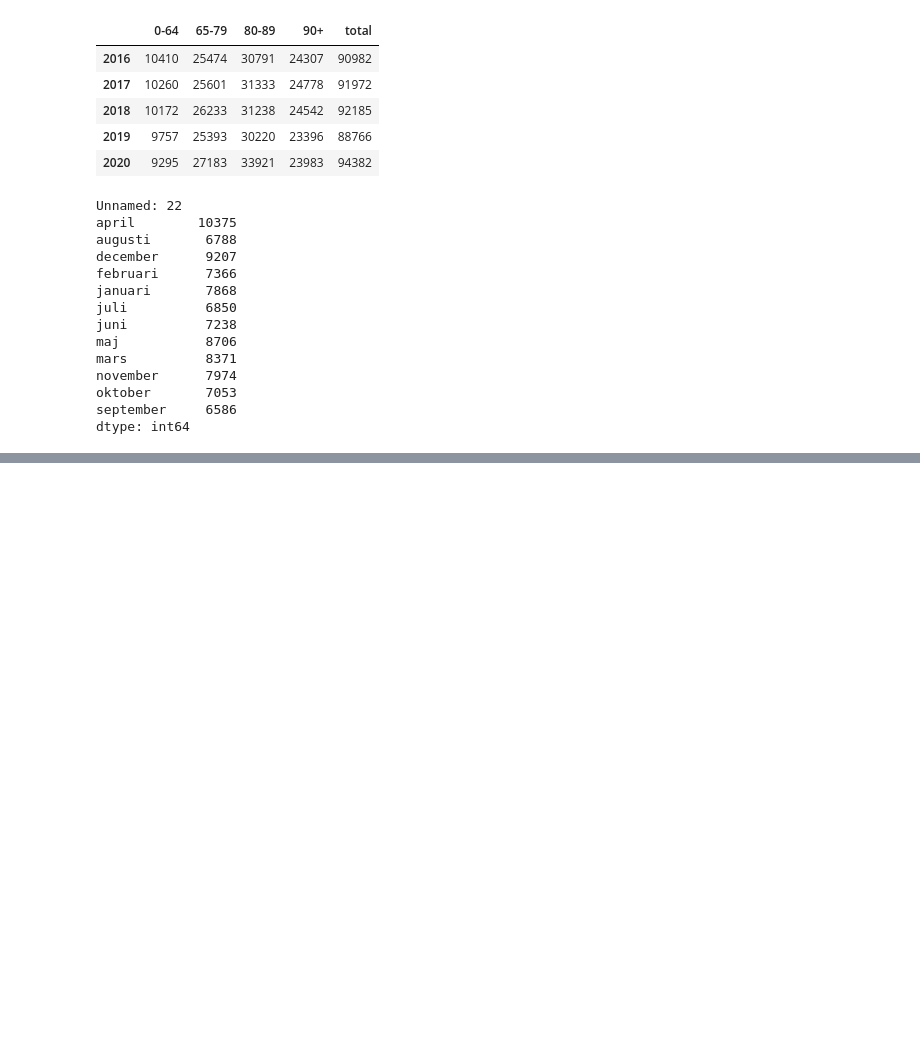
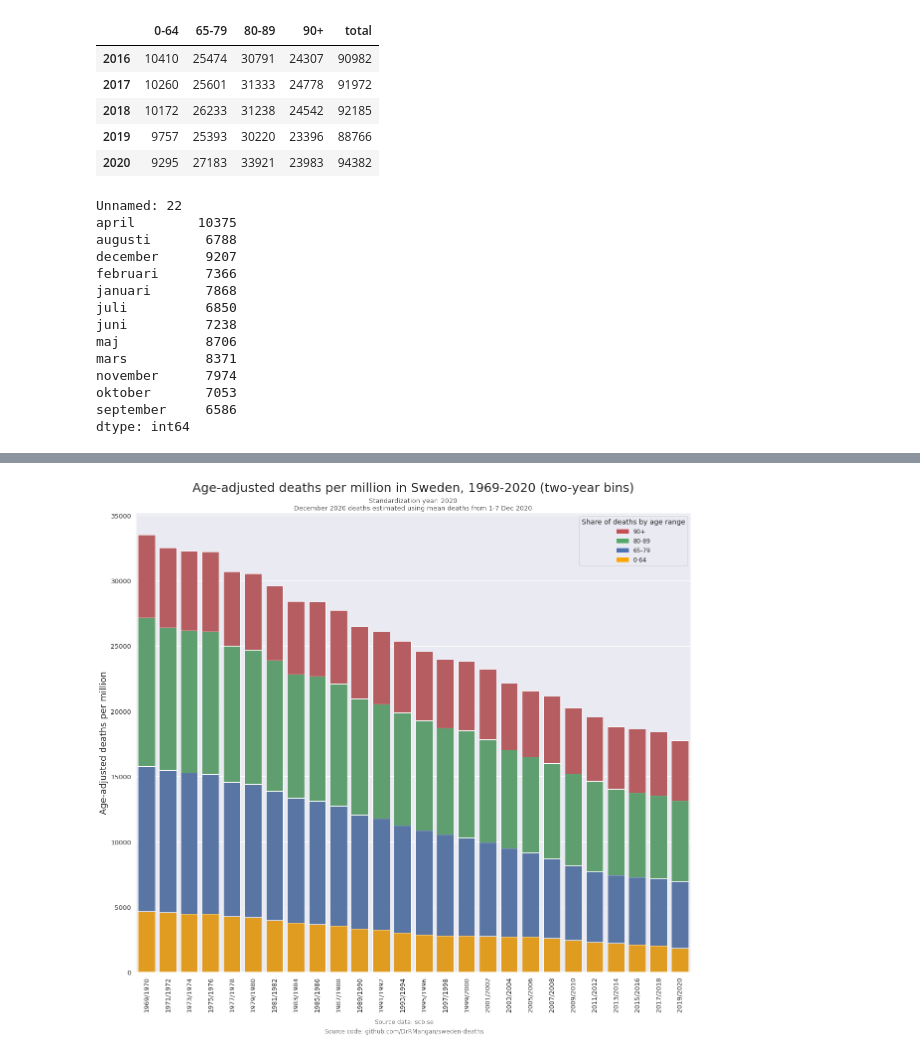
Before and after one commit to DrRMangan/sweden-deaths, a Jupyter notebook: sweden.ipynb, the cells around one changed output, grey strips where cells are left out. Saved outputs shown, nothing was run; the diff lists cells and outputs as text; code cells hidden in the pictures; blank space fills up the shorter version.

```diff
--- a/sweden.ipynb
+++ b/sweden.ipynb
@@ -179,0 +183,6 @@ fig.savefig('sweden.png')
+# %%
+deaths_age_agg_2year = deaths_age_agg + deaths_age_agg.shift()
+deaths_age_adj_2year = (deaths_age_agg_2year/pop_age_agg)*pop_age_agg.loc['2020']
+deaths_age_adj_2year['total'] = deaths_age_adj_2year['0-64'] + deaths_age_adj_2year['65-79'] + deaths_age_adj_2year['80-89'] + deaths_age_adj_2year['90+']
+deaths_age_adj_2year['total/million'] = deaths_age_adj_2year['total']/(pop_age_agg['total'].loc['2020']/1000000)
+deaths_age_adj_2year
@@ -179,0 +207,5 @@ fig.savefig('sweden.png')
+# %%
+new_index = deaths_age_adj_2year.iloc[1::2].index + '/' + deaths_age_adj_2year.iloc[2::2].index
+deaths_age_adj_2year = deaths_age_adj_2year.iloc[2::2]
+deaths_age_adj_2year.index = new_index
+deaths_age_adj_2year
@@ -179,0 +230,30 @@ fig.savefig('sweden.png')
+# %%
+sns.set_theme(style="darkgrid")
+
+fig, ax = plt.subplots( figsize = (20,17))
+
+pop_millions = pop_age_agg.loc['2020']['total']/1000000
+ax = sns.barplot(x=deaths_age_adj_2year['total'].index, y=(deaths_age_adj_2year['0-64'] + deaths_age_adj_2year['65-79'] + deaths_age_adj_2year['80-89'] + deaths_age_adj_2year['90+'])/pop_millions, color="r", ax=ax)
+ax = sns.barplot(x=deaths_age_adj_2year['total'].index, y=(deaths_age_adj_2year['0-64'] + deaths_age_adj_2year['65-79'] + deaths_age_adj_2year['80-89'])/pop_millions, color="g", ax=ax)
+ax = sns.barplot(x=deaths_age_adj_2year['total'].index, y=(deaths_age_adj_2year['0-64'] + deaths_age_adj_2year['65-79'])/pop_millions, color="b", ax=ax)
+ax = sns.barplot(x=deaths_age_adj_2year['total'].index, y=(deaths_age_adj_2year['0-64'])/pop_millions, color="orange", ax=ax)
+red_patch = mpatches.Patch(color='r', label='90+')
+green_patch = mpatches.Patch(color='g', label='80-89')
+blue_patch = mpatches.Patch(color='b', label='65-79')
+orange_patch = mpatches.Patch(color='orange', label='0-64')
+
+ax.legend(handles=[red_patch, green_patch, blue_patch, orange_patch], title='Share of deaths by age range', title_fontsize=14, fontsize=12)
+
+ax.set_xticklabels(ax.get_xticklabels(), rotation=90)
+ax.set_title('Age-adjusted deaths per million in Sweden, 1969-2020 (two-year bins)', fontsize=25, y=1.04)
+ax.text(x=0.5, y=1.02, s='Standardization year: 2020', fontsize=13, alpha=0.75, ha='center', va='bottom', transform = ax.transAxes)
+ax.text(x=0.5, y=1.003, s='December 2020 deaths estimated using mean deaths from 1-7 Dec 2020', fontsize=13, alpha=0.75, ha='center', va='bottom', transform = ax.transAxes)
+ax.set_ylabel('Age-adjusted deaths per million', fontsize=18)
+ax.tick_params(axis='both', labelsize=13)
+
+plt.figtext(0.5, 0.04, "Source data: scb.se", color='gray', ha="center", fontsize=12)
+plt.figtext(0.5, 0.025, "Source code: github.com/DrRMangan/sweden-deaths", color='gray', ha="center", fontsize=12)
+
+fig.savefig('sweden2.png', bbox_inches='tight')
+# %% [output]
+[figure, added]
```
Also changed, not shown: parts of 7 cells of this notebook.
